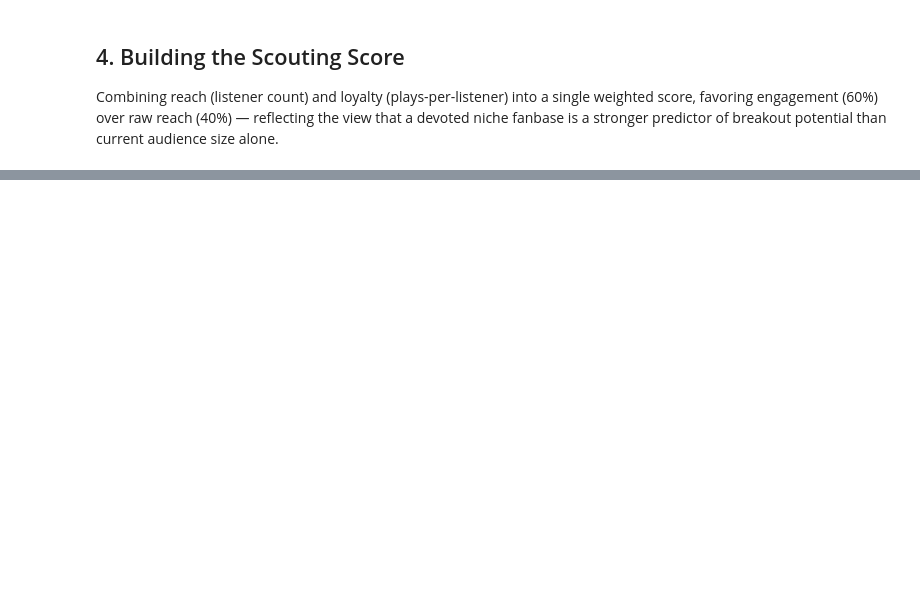
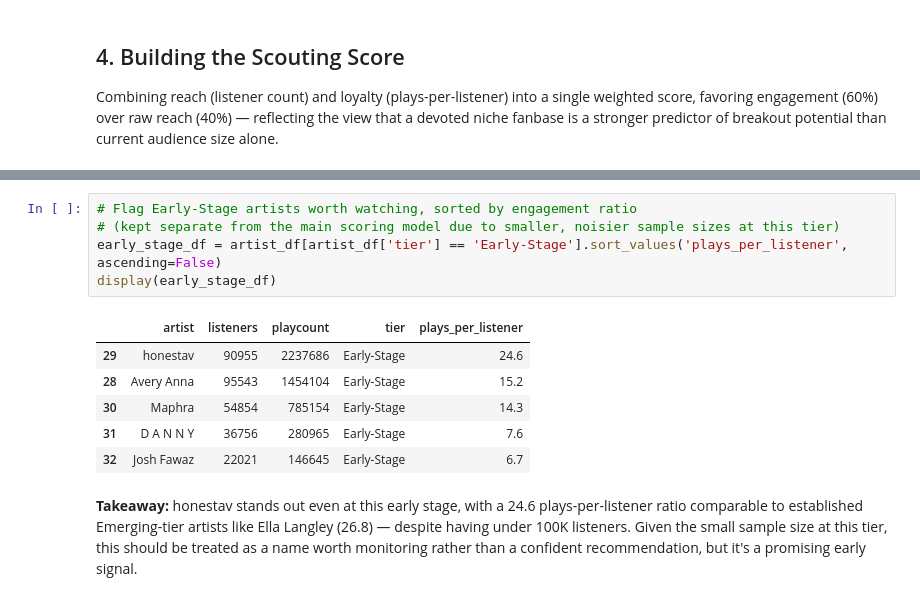
Before and after one commit to ManavDesai2000/ar-scouting-analytics, a Jupyter notebook: 03_scoring_model.ipynb, the cells around one changed output, grey strips where cells are left out. Saved outputs shown, nothing was run; the diff lists cells and outputs as text; blank space fills up the shorter version.

```diff
--- a/03_scoring_model.ipynb
+++ b/03_scoring_model.ipynb
@@ -127,0 +150,14 @@ display(emerging_df)
+# %%
+# Flag Early-Stage artists worth watching, sorted by engagement ratio
+# (kept separate from the main scoring model due to smaller, noisier sample sizes at this tier)
+early_stage_df = artist_df[artist_df['tier'] == 'Early-Stage'].sort_values('plays_per_listener', ascending=False)
+display(early_stage_df)
+# %% [output]
+|  | artist | listeners | playcount | tier | plays_per_listener |
+| 29 | honestav | 90955 | 2237686 | Early-Stage | 24.6 |
+| 28 | Avery Anna | 95543 | 1454104 | Early-Stage | 15.2 |
+| 30 | Maphra | 54854 | 785154 | Early-Stage | 14.3 |
+| 31 | D A N N Y | 36756 | 280965 | Early-Stage | 7.6 |
+| 32 | Josh Fawaz | 22021 | 146645 | Early-Stage | 6.7 |
+# %% [markdown]
+**Takeaway:** honestav stands out even at this early stage, with a 24.6 plays-per-listener ratio comparable to established Emerging-tier artists like Ella Langley (26.8) — despite having under 100K listeners. Given the small sample size at this tier, this should be treated as a name worth monitoring rather than a confident recommendation, but it's a promising early signal.
```
Also changed, not shown: parts of 8 cells of this notebook, 3 other files.
